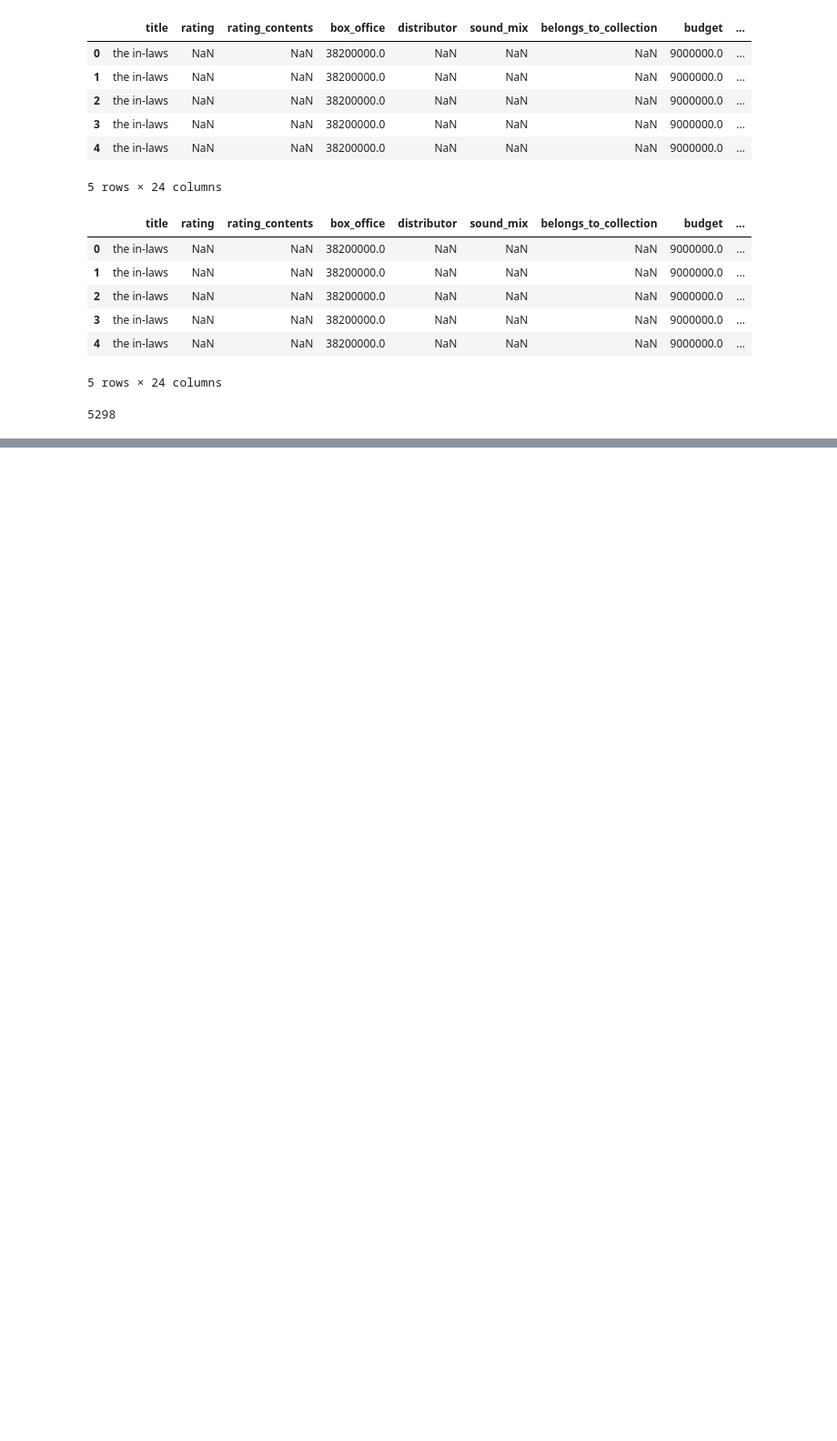
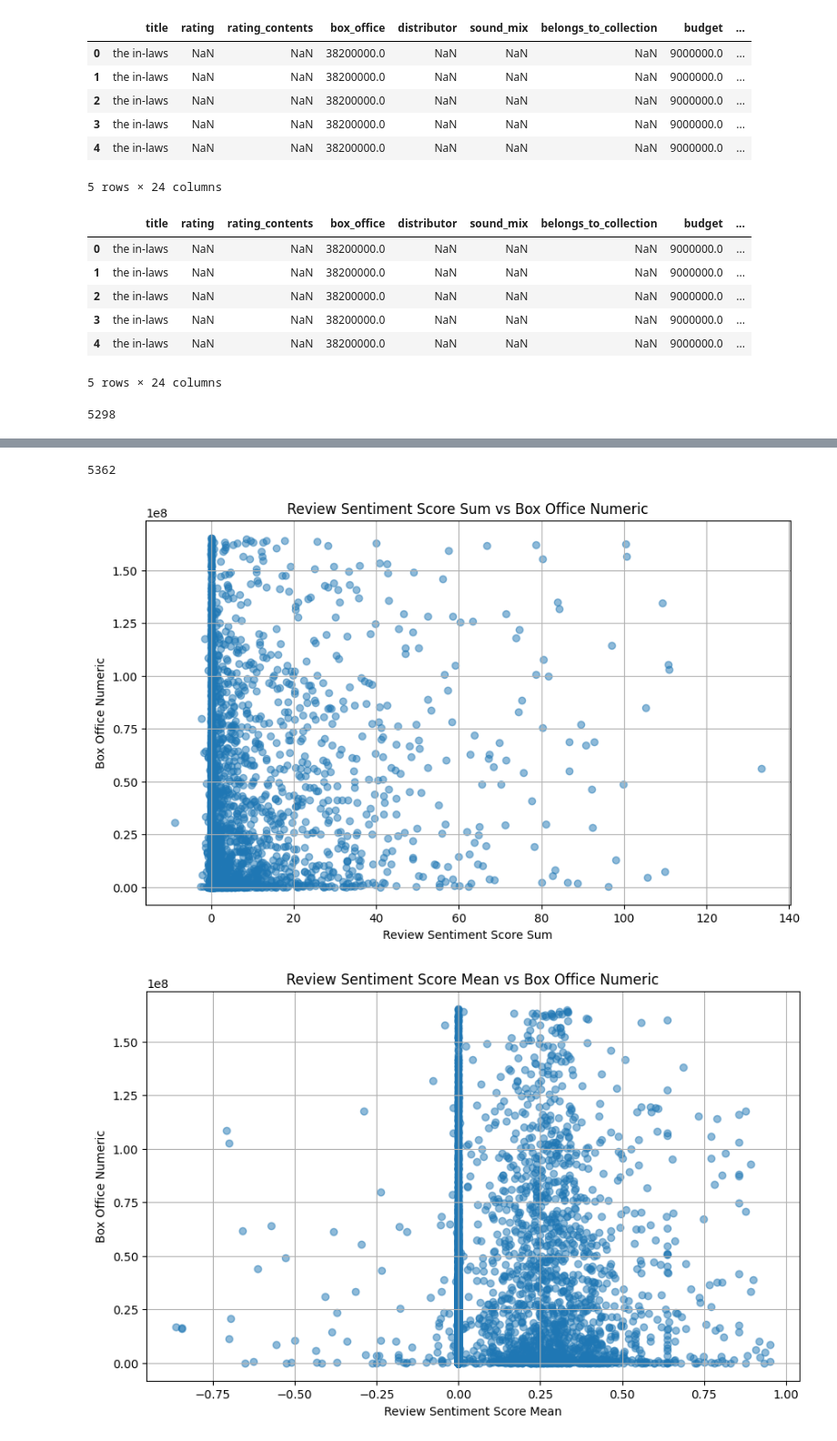
Before and after one commit to brandt-buchda/adsp31017_final_project, a Jupyter notebook: feature_engineering/final_project_cam_engineer.ipynb, the cells around one changed output, grey strips where cells are left out. Shown at 91% size. Saved outputs shown, nothing was run; the diff lists cells and outputs as text; code cells hidden in the pictures; blank space fills up the shorter version.

```diff
--- a/feature_engineering/final_project_cam_engineer.ipynb
+++ b/feature_engineering/final_project_cam_engineer.ipynb
@@ -552,4 +464,4 @@ total_team['title'].nunique() - total_team_filter['title'].nunique()
 # %%
 # Create Key for Aggregation
-total1['movie_id'] = total1['title'] + '_' + total1['release_year'].dt.year.astype(str)
-total1.head()
+total['movie_id'] = total['title'] + '_' + total['release_year'].dt.year.astype(str)
+total.head()
@@ -568,0 +476,17 @@ aggregated_data.head()
+# %%
+# Group by 'movie_id', aggregate metrics and keep all other columns. Make sure to filter for point in time data
+aggregated_data = total.groupby('movie_id').apply(lambda group: pd.Series({
+    #'Team_Review_Score_sum': group.loc[group['Team_creationDate'] < group['release_year'], 'Team_compound'].sum() if not group[group['Team_creationDate'] < group['release_year']].empty else 0,
+    #'Team_Review_Score_mean': group.loc[group['Team_creationDate'] < group['release_year'], 'Team_compound'].mean() if not group[group['Team_creationDate'] < group['release_year']].empty else 0,
+    #'Team_Audience_Score_Mean': group.loc[group['Team_creationDate'] < group['release_year'], 'Team_audienceScore'].mean() if not group[group['Team_creationDate'] < group['release_year']].empty else 0,
+    #'Team_Tomato_Meter_Mean': group.loc[group['Team_creationDate'] < group['release_year'], 'Team_tomatoMeter'].mean() if not group[group['Team_creationDate'] < group['release_year']].empty else 0,
+    #'Team_Num_reviews': group.loc[group['Team_creationDate'] < group['release_year'], 'Team_reviewId'].nunique() if not group[group['Team_creationDate'] < group['release_year']].empty else 0,
+    'Cast_Review_Score_sum': group.loc[group['Cast_creationDate'] < group['release_year'], 'Cast_compound'].sum() if not group[group['Cast_creationDate'] < group['release_year']].empty else 0,
+    'Cast_Review_Score_mean': group.loc[group['Cast_creationDate'] < group['release_year'], 'Cast_compound'].mean() if not group[group['Cast_creationDate'] < group['release_year']].empty else 0,
+    'Cast_Audience_Score_Mean': group.loc[group['Cast_creationDate'] < group['release_year'], 'Cast_audienceScore'].mean() if not group[group['Cast_creationDate'] < group['release_year']].empty else 0,
+    'Cast_Tomato_Meter_Mean': group.loc[group['Cast_creationDate'] < group['release_year'], 'Cast_tomatoMeter'].mean() if not group[group['Cast_creationDate'] < group['release_year']].empty else 0,
+    'Cast_Num_reviews': group.loc[group['Cast_creationDate'] < group['release_year'], 'Cast_reviewId'].nunique() if not group[group['Cast_creationDate'] < group['release_year']].empty else 0,
+    **{col: group[col].iloc[0] for col in total.columns if col not in ['movie_id', 'Cast_compound', 'Cast_Review', 'Cast_reviewId']}
+})).reset_index()
+
+aggregated_data.head()
@@ -571,24 +505,35 @@ aggregated_data.shape
 # %%
 aggregated_data.columns
 # %%
-total1['movie_id'].nunique()
+aggregated_data['movie_id'].nunique()
+# %% [output]
+5362
 # %%
 
 # Sentiment Score Sum vs Box Office Revenue
+# Filter out box office outliers
+Q1 = aggregated_data['box_office'].quantile(0.25)
+Q3 = aggregated_data['box_office'].quantile(0.75)
+IQR = Q3 - Q1
+filtered_data = aggregated_data[(aggregated_data['box_office'] >= (Q1 - 1.5 * IQR)) & (aggregated_data['box_office'] <= (Q3 + 1.5 * IQR))]
+
 plt.figure(figsize=(10, 6))
-plt.scatter(aggregated_data['Review_Score_sum'], aggregated_data['box_office'], alpha=0.5)
+plt.scatter(filtered_data['Cast_Review_Score_sum'], filtered_data['box_office'], alpha=0.5)
 plt.title('Review Sentiment Score Sum vs Box Office Numeric')
 plt.xlabel('Review Sentiment Score Sum')
 plt.ylabel('Box Office Numeric')
 plt.grid(True)
 plt.show()
 
 # Sentiment Score Mean vs Box Office Revenue
 plt.figure(figsize=(10, 6))
-plt.scatter(aggregated_data['Review_Score_mean'], aggregated_data['box_office'], alpha=0.5)
+plt.scatter(filtered_data['Cast_Review_Score_mean'], filtered_data['box_office'], alpha=0.5)
 plt.title('Review Sentiment Score Mean vs Box Office Numeric')
 plt.xlabel('Review Sentiment Score Mean')
 plt.ylabel('Box Office Numeric')
 plt.grid(True)
 plt.show()
+# %% [output]
+[figure, added]
+[figure, added]
 # %%
```
Also changed, not shown: parts of 65 cells of this notebook.
